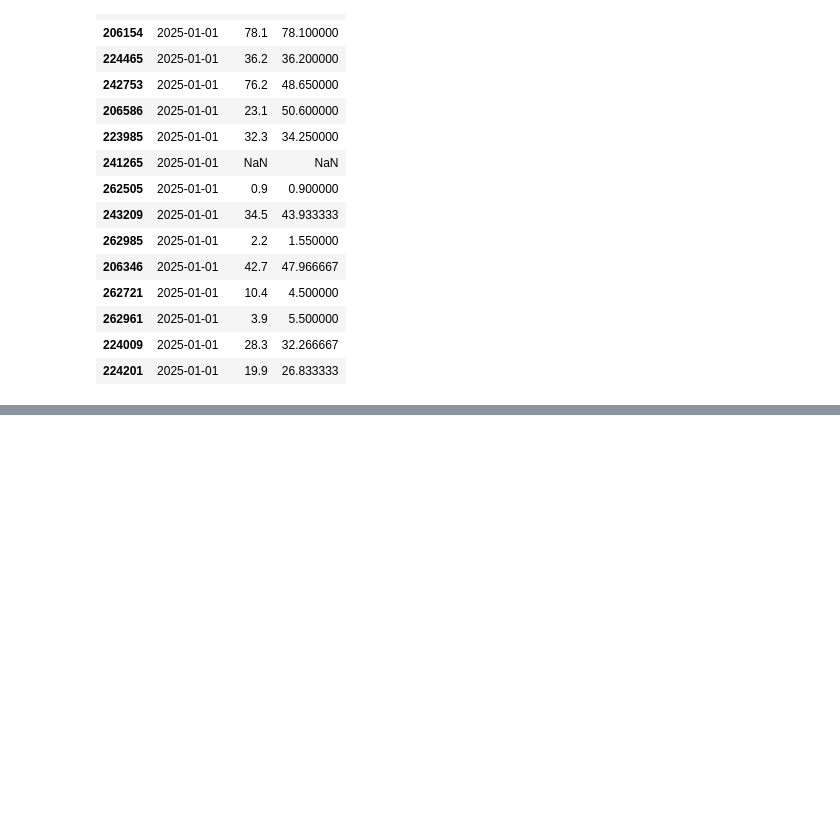
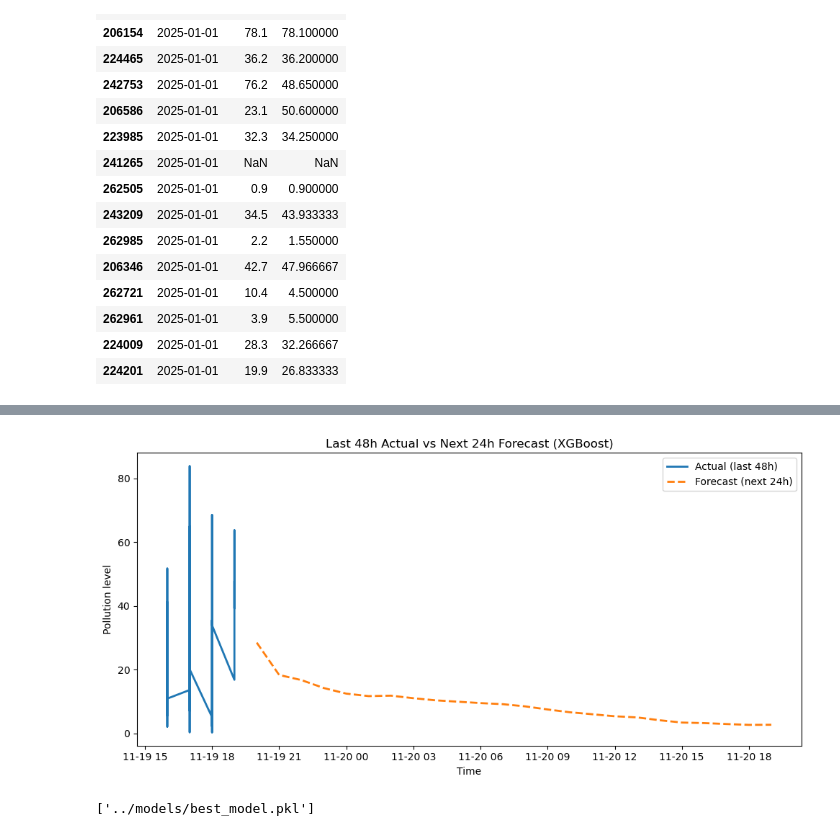
Before and after one commit to JayaSaiKishore7/AirQuality_AnalysisFR, a Jupyter notebook: notebooks/EDA.ipynb, the cells around one changed output, grey strips where cells are left out. Cells and saved outputs as stored; diff of their text form; code cells hidden in the pictures; blank space fills up the shorter version.

```diff
--- a/notebooks/EDA.ipynb
+++ b/notebooks/EDA.ipynb
@@ -1313,0 +792,3 @@ comparison
+# %%
+df_sample = df_sample.dropna(subset=["lag_1", "lag_24"])
+df_sample.isna().sum()
@@ -1313,0 +1065,5 @@ comparison
+# %%
+df_sample = df_sample.sort_values("date")
+
+forecast_df = forecast_next_24(df_sample, best_model)
+forecast_df.head()
@@ -1313,0 +1077,24 @@ comparison
+# %%
+plt.figure(figsize=(10, 5))
+
+# Plot last 48 hours of actual values
+recent_actual = df_sample.sort_values("date").tail(48)
+plt.plot(recent_actual["date"], recent_actual["valeur"], label="Actual (last 48h)", linewidth=2)
+
+# Plot next 24h forecast
+plt.plot(forecast_df["forecast_time"], forecast_df["forecast_value"],
+         label="Forecast (next 24h)", linewidth=2, linestyle="--")
+
+plt.title(f"Last 48h Actual vs Next 24h Forecast ({best_name})")
+plt.xlabel("Time")
+plt.ylabel("Pollution level")
+plt.legend()
+plt.tight_layout()
+plt.show()
+# %% [output]
+[figure, added]
+# %%
+import joblib
+joblib.dump(best_model, "../models/best_model.pkl")
+# %% [output]
+['../models/best_model.pkl']
```
Also changed, not shown: parts of 72 cells of this notebook, 2 other files.
